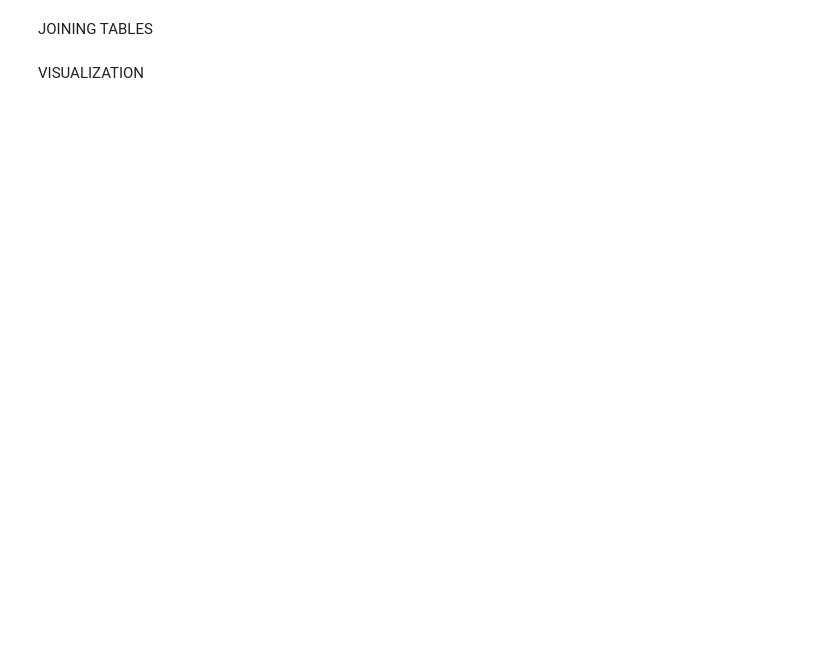
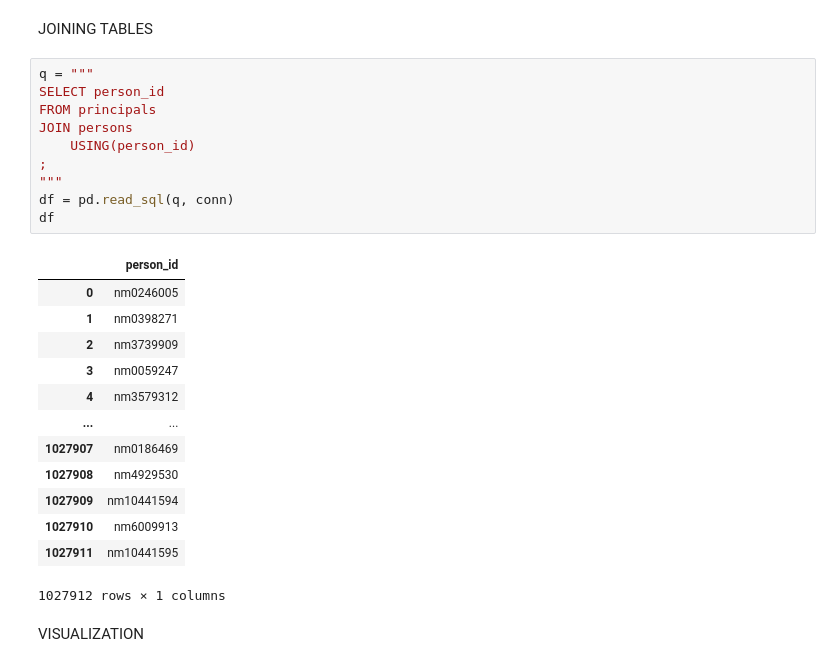
Before and after one commit to PatienceAnono/IMDB-Movie-Data-Analysis, a Jupyter notebook: student.ipynb, the cells around one changed output. Drawn from its saved outputs; the diff is of its cells as text; blank space fills up the shorter version.

Commit message:
joins

```diff
--- a/student.ipynb
+++ b/student.ipynb
@@ -537,4 +535,28 @@ pd.read_sql("""SELECT * FROM persons ;""", conn).head()
 # %% [markdown]
 JOINING TABLES
+# %%
+q = """
+SELECT person_id
+FROM principals
+JOIN persons
+    USING(person_id)
+;
+"""
+df = pd.read_sql(q, conn)
+df
+# %% [output]
+|  | person_id |
+| 0 | nm0246005 |
+| 1 | nm0398271 |
+| 2 | nm3739909 |
+| 3 | nm0059247 |
+| 4 | nm3579312 |
+| ... | ... |
+| 1027907 | nm0186469 |
+| 1027908 | nm4929530 |
+| 1027909 | nm10441594 |
+| 1027910 | nm6009913 |
+| 1027911 | nm10441595 |
+1027912 rows × 1 columns
 # %% [markdown]
 VISUALIZATION
```
Also changed, not shown: parts of 9 cells of this notebook.
